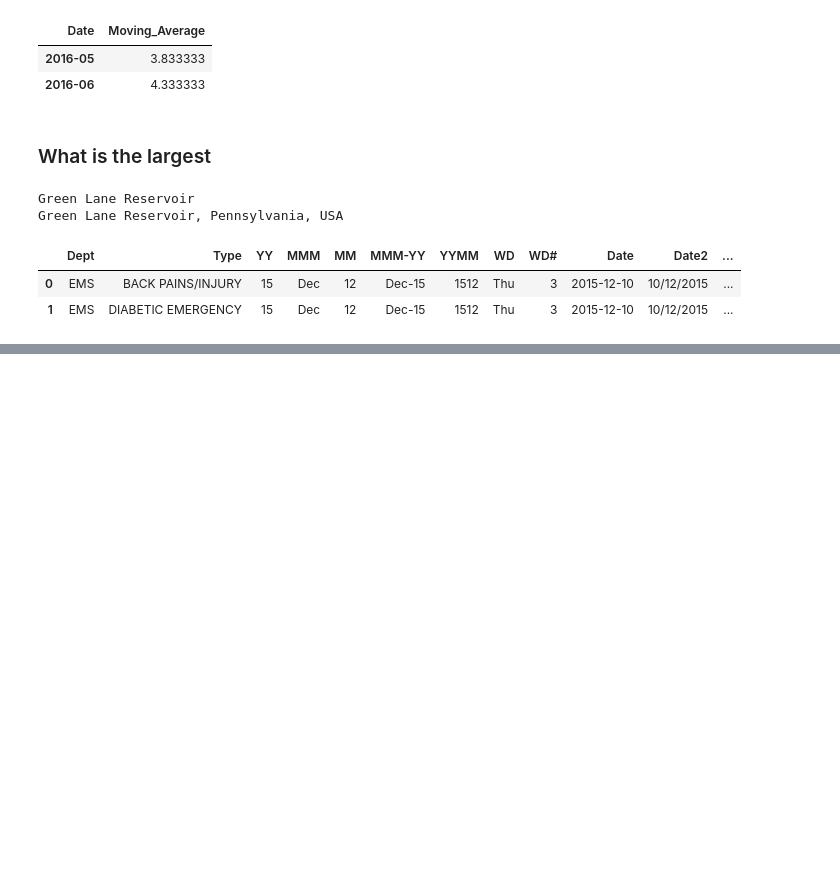
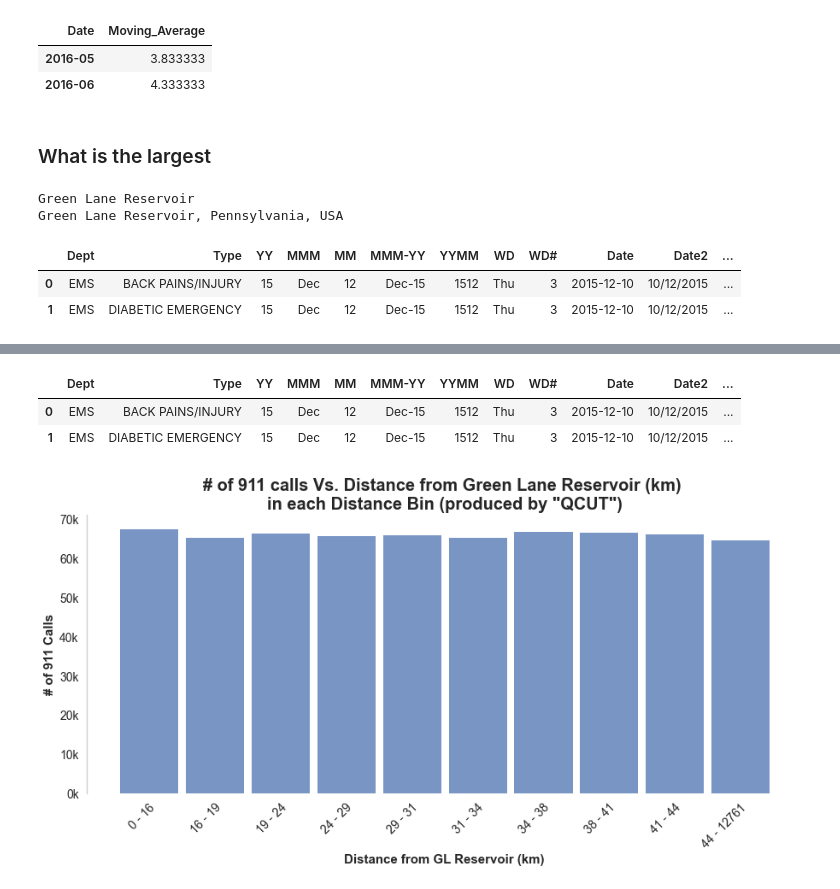
Before and after one commit to ClodettaV/Team_challenge_1, a Jupyter notebook: Dans_Part.ipynb, the cells around one changed output, grey strips where cells are left out. Saved outputs shown, nothing was run; the diff lists cells and outputs as text; code cells hidden in the pictures; blank space fills up the shorter version.

Commit message:
playing with histos

```diff
--- a/Dans_Part.ipynb
+++ b/Dans_Part.ipynb
@@ -537,16 +497,0 @@ fig5.show()
-# %%
-s1 = list();
-for i in range(0,9):
-    s1[i] = i
-s1
-# %%
-cut_series, cut_intervals=pd.qcut(Distances_df['km from Reservoir'], q=no_of_bins,labels=False,retbins=True)
-#labels2=["am","am","am","am","am","am","am","am","am","am"]
-#for i in range(len(cut_intervals)):
-for i in range(len(cut_intervals)-1):
-    labels2[i]=f"{round(cut_intervals[i],0)} - {round(cut_intervals[i+1],0)}"
-labels2
-Distances_df['km from Reservoir bin'] = pd.cut(Distances_df['km from Reservoir'], bins=cut_intervals, labels=labels2)
-sns.displot(Distances_df, x="km from Reservoir bin")
-plt.xticks(rotation=45)
-plt.show()
@@ -557,0 +498,42 @@ plt.show()
+# %%
+no_of_bins=10
+labels1 = [None] * (no_of_bins)
+
+cut_series, cut_intervals=pd.qcut(Distances_df['km from Reservoir'], q=no_of_bins,labels=False,retbins=True)
+for i in range(len(cut_intervals)-1):
+    labels1[i]=f"{int(cut_intervals[i])} - {int(cut_intervals[i+1])}"
+Distances_df['km from Reservoir bin'] = pd.cut(Distances_df['km from Reservoir'], bins=cut_intervals, labels=labels1)
+
+Distances_df.head(2)
+# %% [output]
+|  | Dept | Type | YY | MMM | MM | MMM-YY | YYMM | WD | WD# | Date | Date2 | ... |
+| 0 | EMS | BACK PAINS/INJURY | 15 | Dec | 12 | Dec-15 | 1512 | Thu | 3 | 2015-12-10 | 10/12/2015 | ... |
+| 1 | EMS | DIABETIC EMERGENCY | 15 | Dec | 12 | Dec-15 | 1512 | Thu | 3 | 2015-12-10 | 10/12/2015 | ... |
+# %%
+fig5, ax5 = plt.subplots(figsize=(15, 6))
+ax5.grid(False)
+
+ax5=sns.histplot(Distances_df, x="km from Reservoir bin",shrink=0.9, discrete=True,fill=True)
+
+
+ax5.set_title('# of 911 calls Vs. Distance from Green Lane Reservoir (km) \nin each Distance Bin (produced by "QCUT")',
+             fontdict ={
+                 'fontsize': 20,
+                 'fontweight' : 'bold'
+                         })
+
+plt.xlabel(f"Distance from GL Reservoir (km)",size=15,fontweight='bold')
+
+plt.ylabel(f"# of 911 Calls",size=15,fontweight='bold')
+
+ax5.set_xticklabels(labels1,rotation=45,ha="right",rotation_mode='anchor',fontdict={'fontsize':14})
+
+yticks=ax5.get_yticks()
+ax5.set_yticklabels(['{:,.0f}k'.format(x/1000)  for x in yticks],fontdict={'fontsize':14})
+
+sns.despine(left=False, bottom=True)
+
+plt.show()
+mpld3.display()
+# %% [output]
+[figure, added]
```
Also changed, not shown: parts of 12 cells of this notebook, 1 other file.
